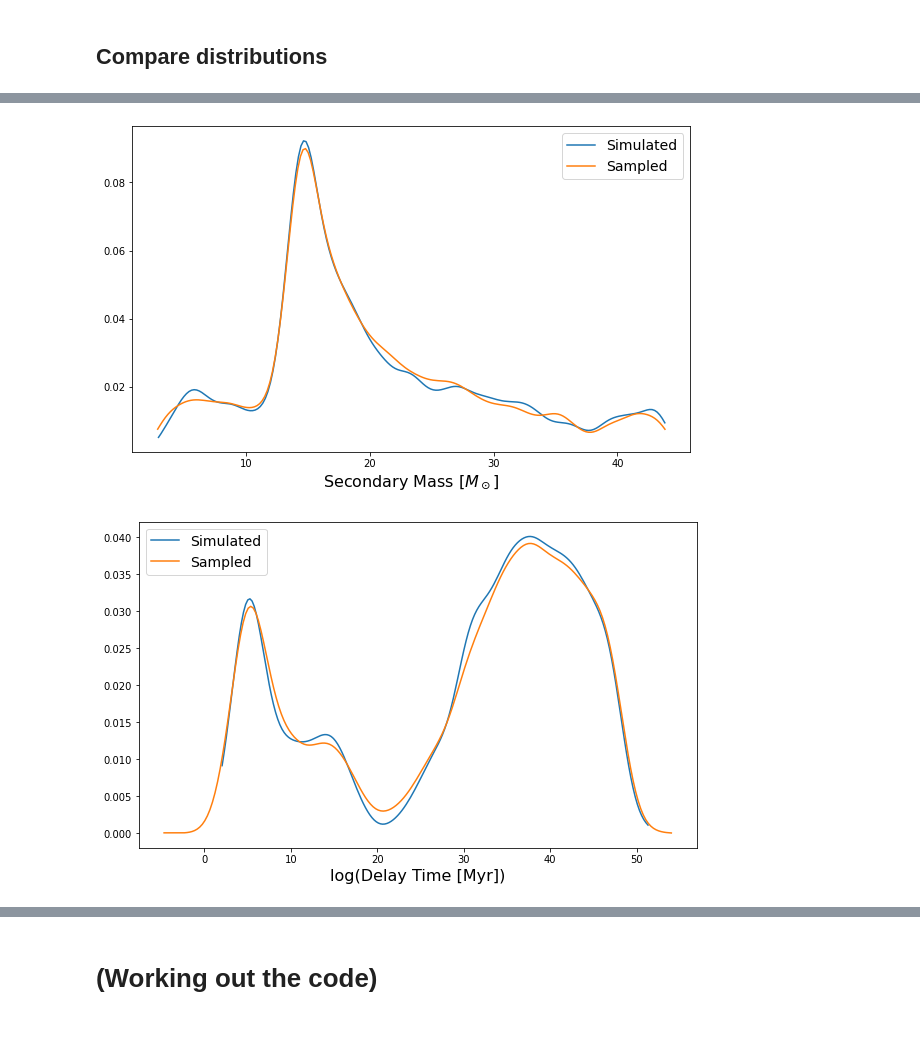
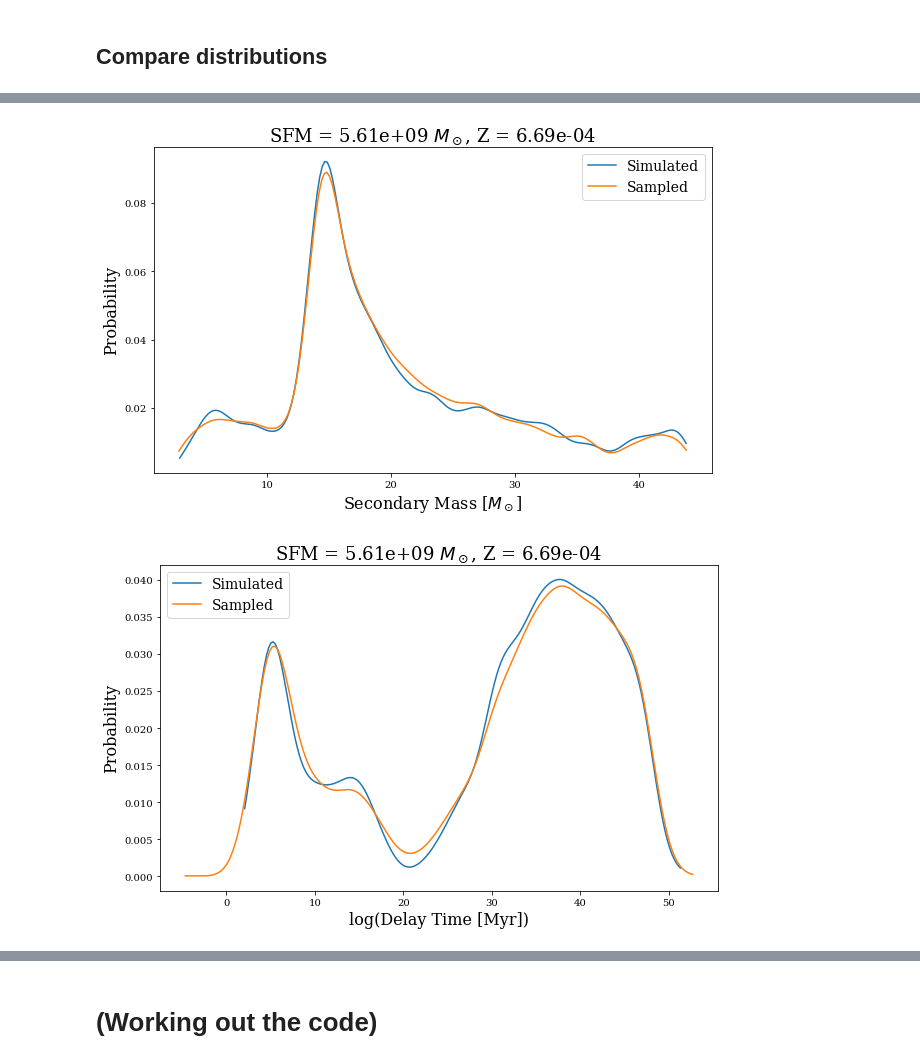
Before and after one commit to veome22/cosmo_bh, a Jupyter notebook: draw_bbhs.ipynb, the cells around one changed output, grey strips where cells are left out. Saved outputs shown, nothing was run; the diff lists cells and outputs as text; code cells hidden in the pictures; blank space fills up the shorter version.

```diff
--- a/draw_bbhs.ipynb
+++ b/draw_bbhs.ipynb
@@ -16,6 +16,9 @@ from matplotlib.animation import FuncAnimation
 
 import seaborn as sns
 import json
+# %%
+from matplotlib import rcParams
+rcParams['font.family'] = 'serif'
 # %%
 from cosmo_bbh_tools import cosmo_bbh_tools as cbt
 # %%
@@ -147,6 +150,9 @@ M2_SIMULATED = M2_BBH_ALL[sim_index]
 DELAY_TIME_SIMULATED = DELAY_TIMES_BBH_ALL[sim_index]
 # %%
 M1_SAMPLED, M2_SAMPLED, DELAY_TIME_SAMPLED = cbt.sample_bbh_from_sfm_met(SFM, MET, sfm, metallicities, met_sfm_to_n_bbh, M1_BBH_METS, M2_BBH_METS, DELAY_TIMES_METS)
+# %%
+M1_SAMPLED_TRIMMED = [x for x in M1_SAMPLED if x <= 50.] # trim values larger than 50 M_sol for plots
+M2_SAMPLED_TRIMMED = [x for x in M2_SAMPLED if x <= 50.] # trim values larger than 50 M_sol for plots
 # %%
 print(f'Simulated population size: {len(M1_SIMULATED)}')
 print(f'Sampled population size: {len(M1_SAMPLED)}')
@@ -189,6 +204,7 @@ plt.show()
 # %%
 def plot_kde(SIMULATED, SAMPLED, xlabel, N_kde = 200):
     f, ax= plt.subplots(1, 1,  figsize=(10,6))
+    plt.title(f"SFM = {SFM:.2e} $M_\odot$, Z = {MET:.2e}", fontsize=18)
 
     kde_SIM = gaussian_kde( SIMULATED )
     kde_SIM_dist_space = linspace( min(SIMULATED), max(SIMULATED), N_kde )
@@ -201,13 +217,13 @@ def plot_kde(SIMULATED, SAMPLED, xlabel, N_kde = 200):
 
 
     ax.set_xlabel(xlabel, fontsize=16)
+    ax.set_ylabel("Probability", fontsize=16)
+
 
     plt.legend(fontsize=14)
     plt.show()
 # %%
-M1_SAMPLED_TRIMMED = [x for x in M1_SAMPLED if x <= 50.] # trim values larger than 50 M_sol for plots
-
 plot_kde(M1_SIMULATED[:], M1_SAMPLED_TRIMMED[:], "Primary Mass [$M_\odot$]")
-plot_kde(M2_SIMULATED, M2_SAMPLED, "Secondary Mass [$M_\odot$]")
+plot_kde(M2_SIMULATED, M2_SAMPLED_TRIMMED, "Secondary Mass [$M_\odot$]")
 plot_kde(np.log(DELAY_TIME_SIMULATED), np.log(DELAY_TIME_SAMPLED), "log(Delay Time [Myr])")
 # %% [output]
@@ -215,2 +231,2 @@ plot_kde(np.log(DELAY_TIME_SIMULATED), np.log(DELAY_TIME_SAMPLED), "log(Delay Ti
-[figure, old version]
+[figure, new version]
-[figure, old version]
+[figure, new version]
```
Also changed, not shown: parts of 14 cells of this notebook.
